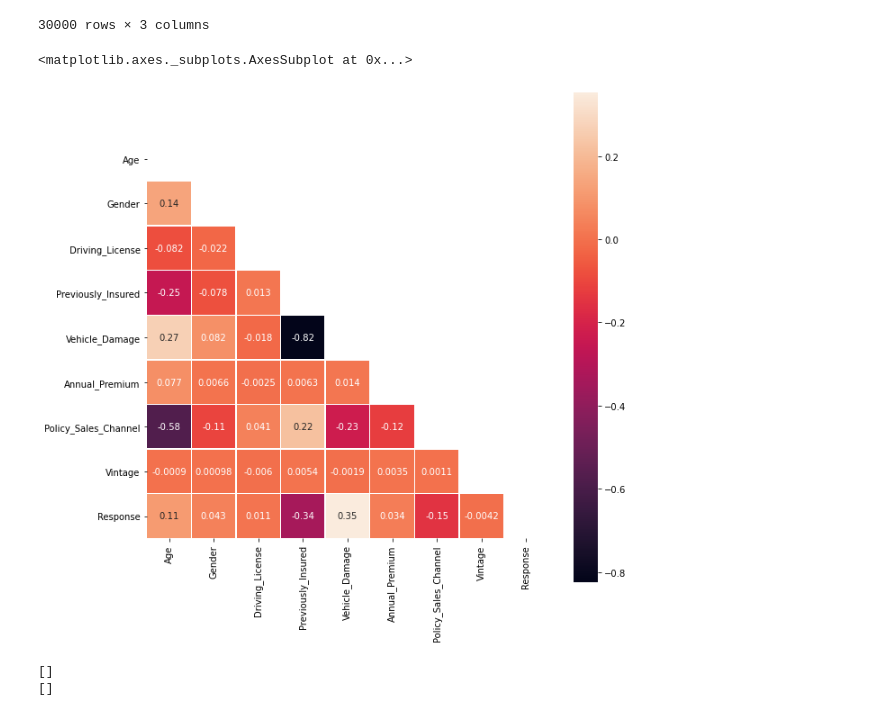
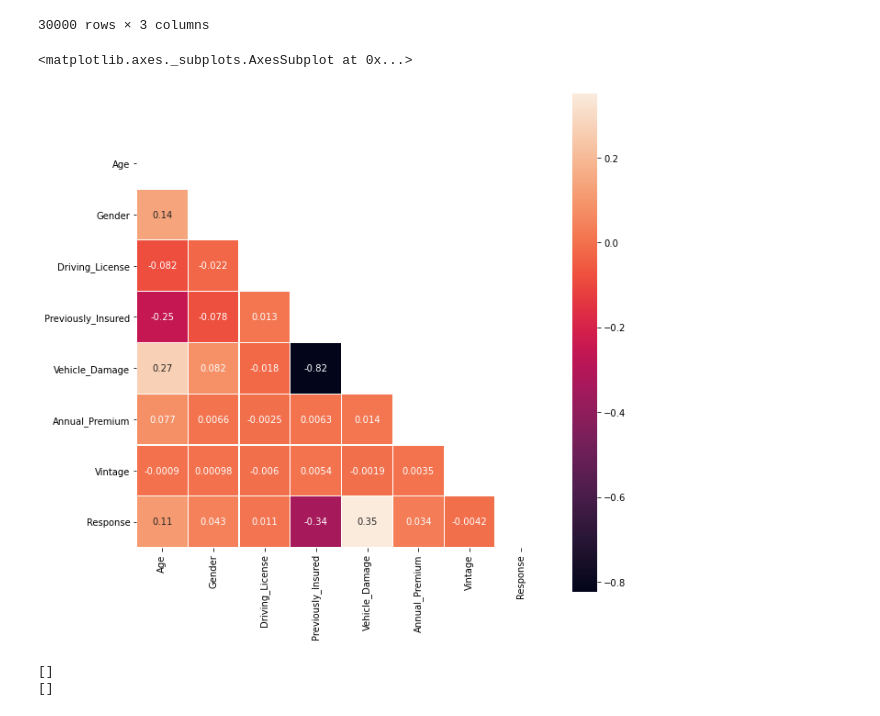
Before and after one commit to BehroozGharleghi/Health-insurance-sales-prediction, a Jupyter notebook: Health_insurance_sales_prediction.ipynb, the cells around one changed output. Saved outputs shown, nothing was run; the diff lists cells and outputs as text; code cells hidden in the pictures.

```diff
--- a/Health_insurance_sales_prediction.ipynb
+++ b/Health_insurance_sales_prediction.ipynb
@@ -115,15 +115,14 @@ insurance.Vehicle_Damage= le.fit_transform(insurance.Vehicle_Damage.values)
 # %%
 # correlation of selected variables:
 f, b = plt.subplots(figsize=(10,10))
 corr = insurance[['Age', 'Gender', 'Driving_License',
-       'Previously_Insured', 'Vehicle_Damage', 'Annual_Premium',
-       'Policy_Sales_Channel', 'Vintage', 'Response']].corr()
+       'Previously_Insured', 'Vehicle_Damage', 'Annual_Premium', 'Vintage', 'Response']].corr()
 
 mask = np.triu(np.ones_like(corr, dtype=bool))
 sns.heatmap(corr, mask=mask, linewidth=0.3, square=True, annot=True)
 # %% [output]
 <matplotlib.axes._subplots.AxesSubplot at 0x...>
-[figure, old version]
+[figure, new version]
 # %%
 # to drop the columns if their corrlation is above .95:
 
```
Also changed, not shown: parts of 55 cells of this notebook.
